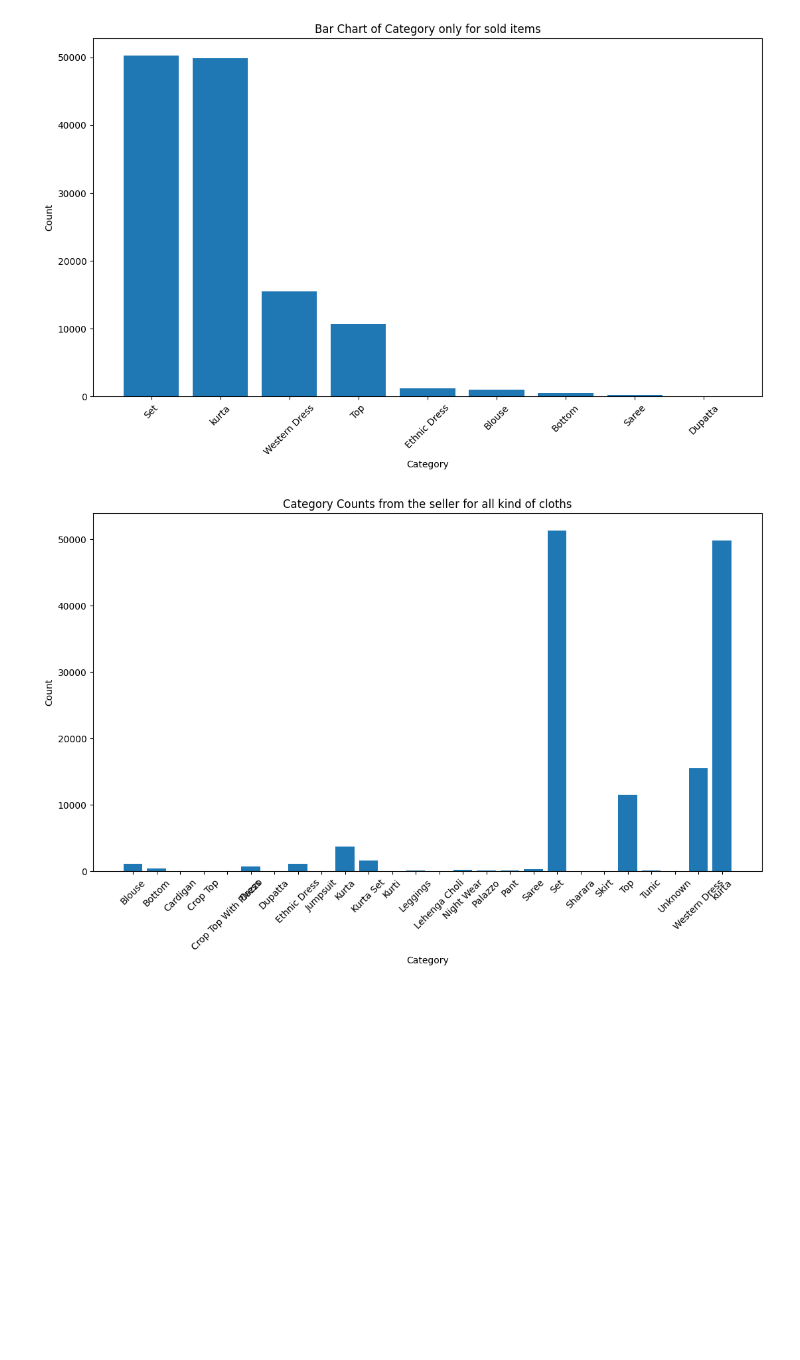
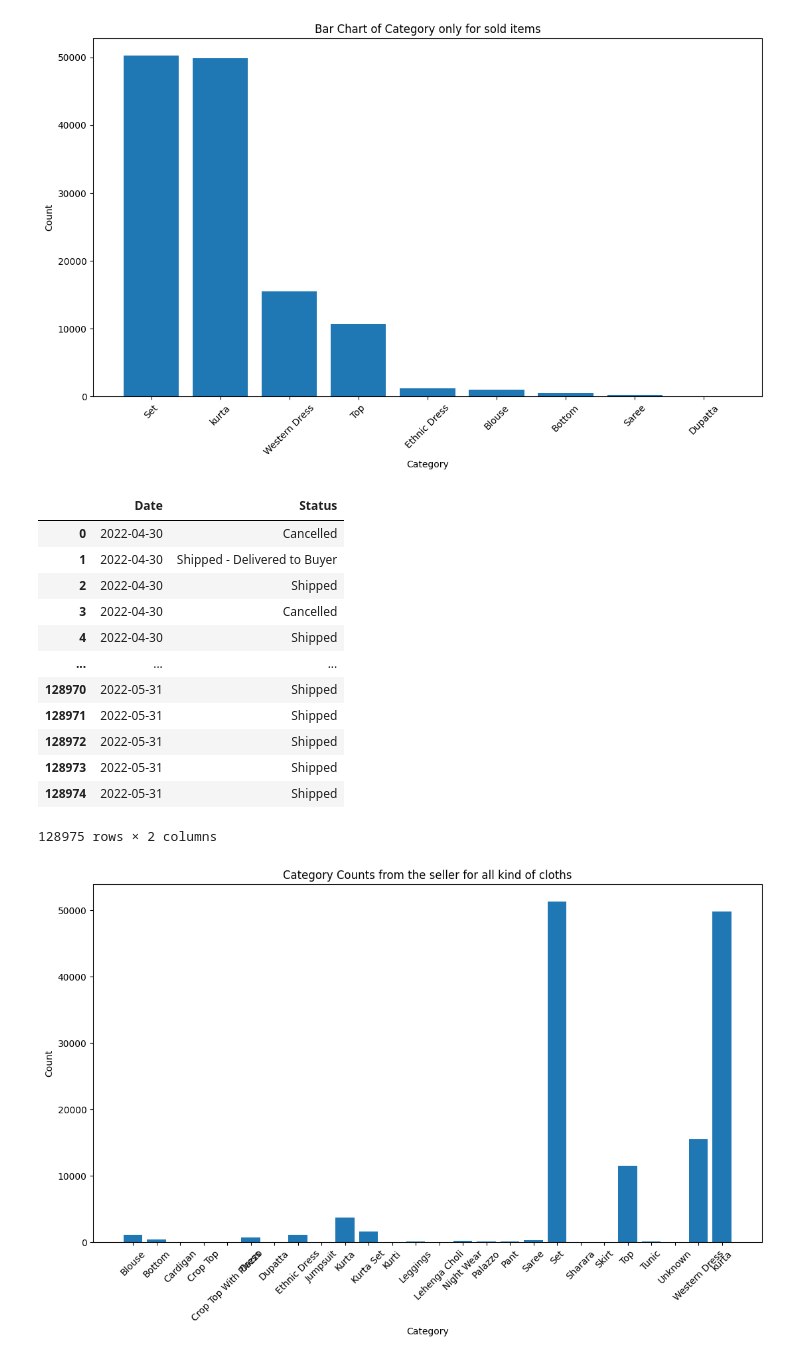
Before and after one commit to arunp77/Data-analysis-projects, a Jupyter notebook: E-commerce/ecommerce-data-analysis.ipynb, the cells around one changed output. Cells and saved outputs as stored; diff of their text form; code cells hidden in the pictures; blank space fills up the shorter version.

```diff
--- a/E-commerce/ecommerce-data-analysis.ipynb
+++ b/E-commerce/ecommerce-data-analysis.ipynb
@@ -610,6 +608,23 @@ plt.xticks(rotation=45)
 plt.show()
 # %% [output]
 [figure]
+# %%
+tab1 = df_amzcopy[['Date', 'Status']]
+tab1
+# %% [output]
+|  | Date | Status |
+| 0 | 2022-04-30 | Cancelled |
+| 1 | 2022-04-30 | Shipped - Delivered to Buyer |
+| 2 | 2022-04-30 | Shipped |
+| 3 | 2022-04-30 | Cancelled |
+| 4 | 2022-04-30 | Shipped |
+| ... | ... | ... |
+| 128970 | 2022-05-31 | Shipped |
+| 128971 | 2022-05-31 | Shipped |
+| 128972 | 2022-05-31 | Shipped |
+| 128973 | 2022-05-31 | Shipped |
+| 128974 | 2022-05-31 | Shipped |
+128975 rows × 2 columns
 # %%
 # Calculate the count of each category in df_amzcopy
 amzcopy_category_counts = df_amzcopy['Category'].value_counts()
```
Also changed, not shown: parts of 2 cells of this notebook.
